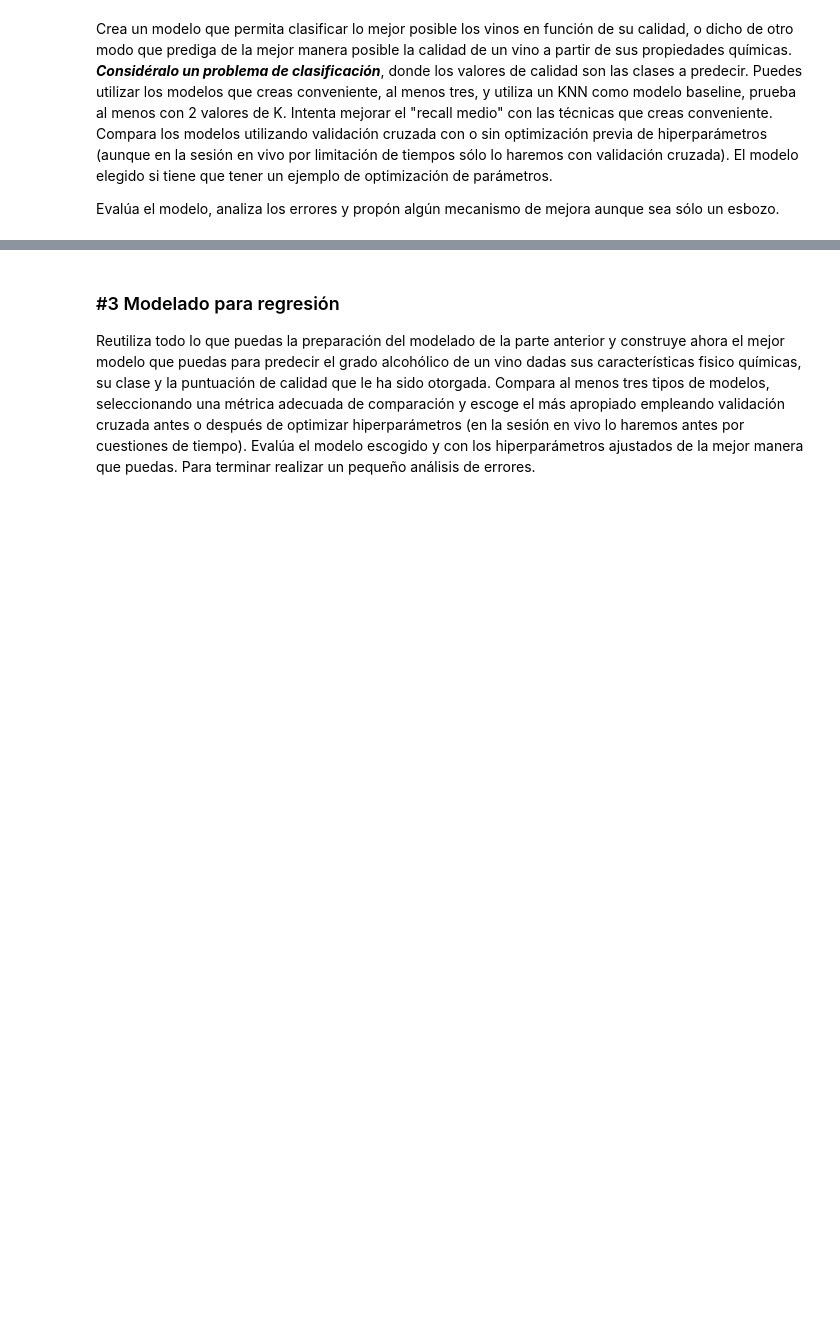
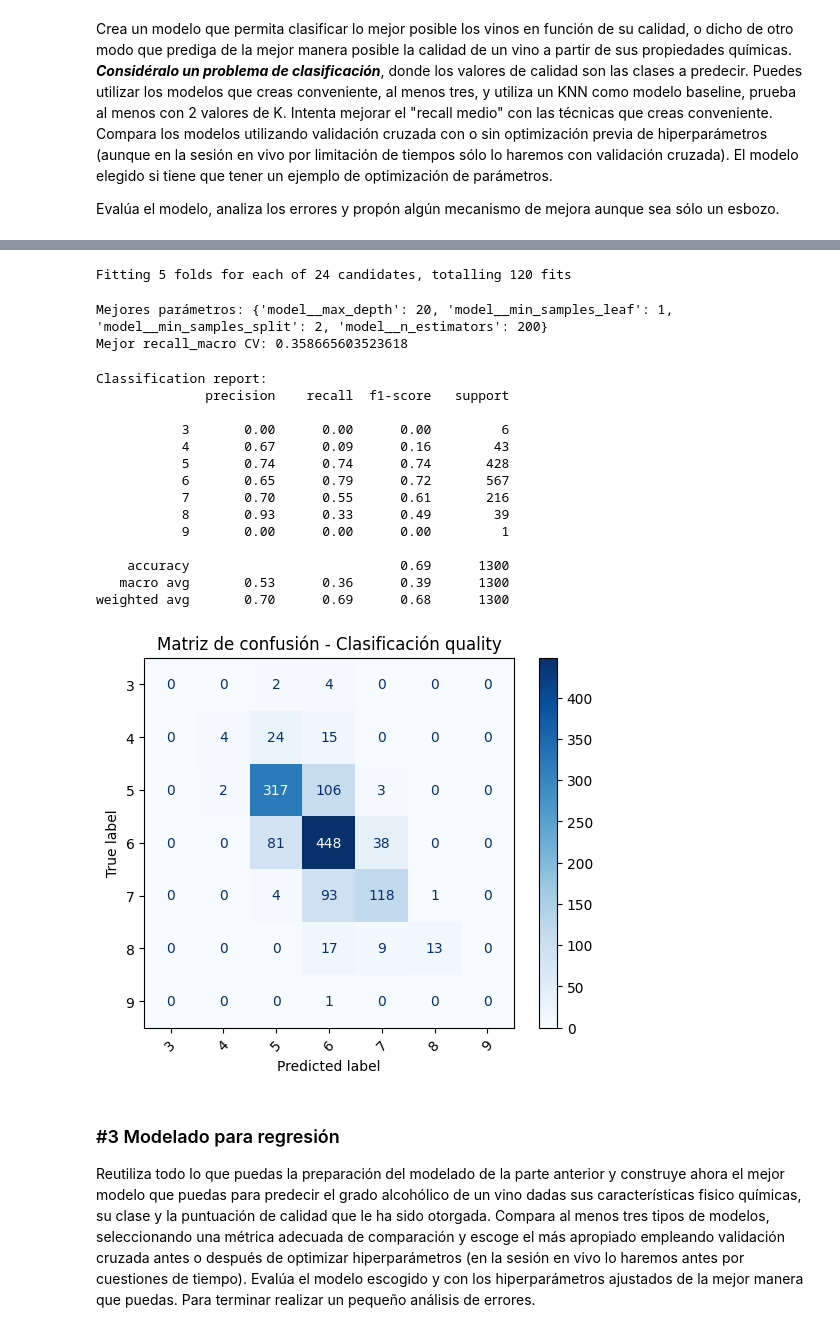
Before and after one commit to SaraRuizIniesta/DS-Online-Sara-Ruiz, a Jupyter notebook: 04_Machine_Learning/Sprint_12/Unidad_02_ML_Supervisado_Repaso/03_Practica_Obligatoria/18_Practica_Obligatoria_Repaso_Supervisado.ipynb, the cells around one changed output, grey strips where cells are left out. Saved outputs shown, nothing was run; the diff lists cells and outputs as text; code cells hidden in the pictures; blank space fills up the shorter version.

```diff
--- a/04_Machine_Learning/Sprint_12/Unidad_02_ML_Supervisado_Repaso/03_Practica_Obligatoria/18_Practica_Obligatoria_Repaso_Supervisado.ipynb
+++ b/04_Machine_Learning/Sprint_12/Unidad_02_ML_Supervisado_Repaso/03_Practica_Obligatoria/18_Practica_Obligatoria_Repaso_Supervisado.ipynb
@@ -137,3 +254,62 @@ Evalúa el modelo, analiza los errores y propón algún mecanismo de mejora aunq
+# %%
+pipe_rf = Pipeline(steps=[
+    ("preprocessor", preprocessor_clf),
+    ("model", RandomForestClassifier(random_state=42, n_jobs=-1))
+])
+
+param_grid_rf = {
+    "model__n_estimators": [100, 200],
+    "model__max_depth": [None, 10, 20],
+    "model__min_samples_split": [2, 5],
+    "model__min_samples_leaf": [1, 2]
+}
+
+grid_rf = GridSearchCV(
+    estimator=pipe_rf,
+    param_grid=param_grid_rf,
+    cv=cv_clf,
+    scoring="recall_macro",
+    n_jobs=-1,
+    verbose=1
+)
+
+grid_rf.fit(X_train_clf, y_train_clf)
+
+print("Mejores parámetros:", grid_rf.best_params_)
+print("Mejor recall_macro CV:", grid_rf.best_score_)
+# %% [output]
+Fitting 5 folds for each of 24 candidates, totalling 120 fits
+Mejores parámetros: {'model__max_depth': 20, 'model__min_samples_leaf': 1, 'model__min_samples_split': 2, 'model__n_estimators': 200}
+Mejor recall_macro CV: 0.358665603523618
+# %%
+best_clf = grid_rf.best_estimator_
+
+y_pred_clf = best_clf.predict(X_test_clf)
+
+print("Classification report:")
+print(classification_report(y_test_clf, y_pred_clf))
+
+cm = confusion_matrix(y_test_clf, y_pred_clf, labels=sorted(y_clf.unique()))
+disp = ConfusionMatrixDisplay(confusion_matrix=cm, display_labels=sorted(y_clf.unique()))
+disp.plot(cmap="Blues", xticks_rotation=45)
+plt.title("Matriz de confusión - Clasificación quality")
+plt.show()
+# %% [output]
+Classification report:
+              precision    recall  f1-score   support
+
+           3       0.00      0.00      0.00         6
+           4       0.67      0.09      0.16        43
+           5       0.74      0.74      0.74       428
+           6       0.65      0.79      0.72       567
+           7       0.70      0.55      0.61       216
+           8       0.93      0.33      0.49        39
+           9       0.00      0.00      0.00         1
+
+    accuracy                           0.69      1300
+   macro avg       0.53      0.36      0.39      1300
+weighted avg       0.70      0.69      0.68      1300
+[figure, added]
 # %% [markdown]
 ### #3 Modelado para regresión
 
```
Also changed, not shown: parts of 9 cells of this notebook.
